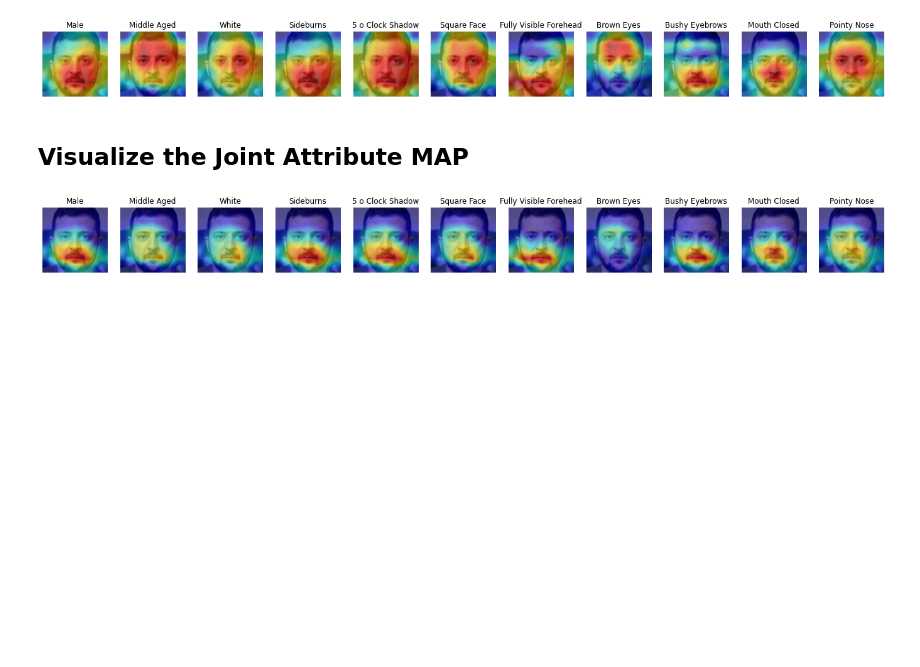
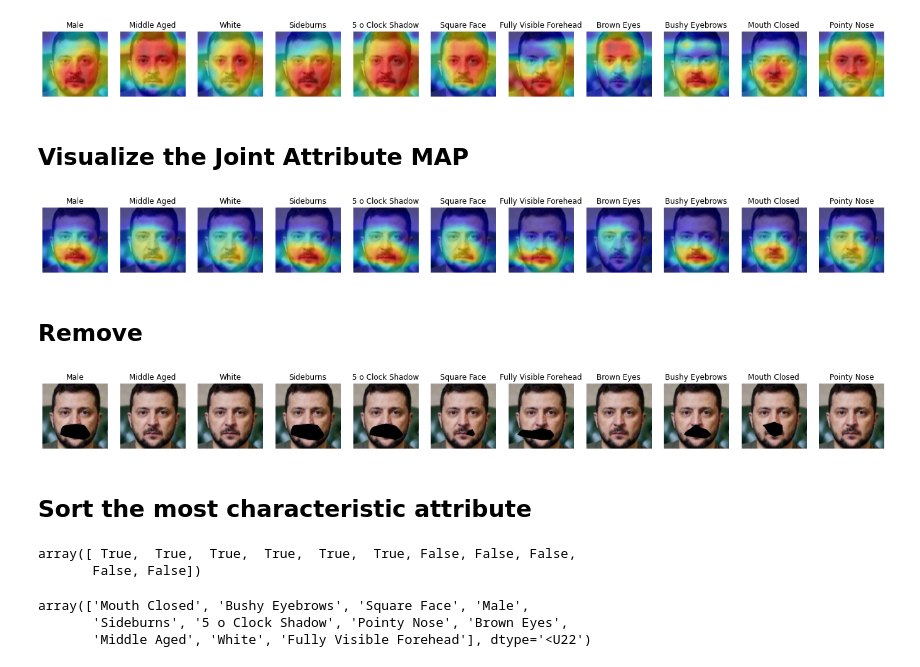
Before and after one commit to RuoyuChen10/Sim2Word, a Jupyter notebook: Visualization_tutorial.ipynb, the cells around one changed output. Saved outputs shown, nothing was run; the diff lists cells and outputs as text; code cells hidden in the pictures; blank space fills up the shorter version.

```diff
--- a/Visualization_tutorial.ipynb
+++ b/Visualization_tutorial.ipynb
@@ -199,2 +209,4 @@ attribute_name, heatmap_image = imshow_attributes_heatmap(image_path, attribute_
 for i in range(len(attribute_name)):
     heatmap_image[i].save("./images/results/Joint_representation_MAP/{}.jpg".format(attribute_name[i]))
+# %% [markdown]
+## Remove
@@ -200,0 +238,46 @@ for i in range(len(attribute_name)):
+# %%
+org_image = cv2.imread(image_path)
+erasing_images = []
+for i in range(len(remove_seg)):
+    erasing_images.append(
+        Erasing(org_image,
+                remove_seg[i],
+                "black"))
+# %%
+def imshow_removed_image(erasing_images, attr_idx):
+    '''
+    showing the erased images
+    '''
+    num = len(erasing_images)
+
+    attribute_name = []
+    erased_image = []
+
+    for i in range(num):
+        # Choose the exist attribute
+        if Face_attributes_name[i] in ["Gender","Age","Race","Hair_color"] or attr_idx[i] == 0:
+            if Face_attributes_name[i] == "Gender":
+                attr_name = Gender[attr_idx[i]]
+            elif Face_attributes_name[i] == "Age":
+                attr_name = Age[attr_idx[i]]
+            elif Face_attributes_name[i] == "Race":
+                attr_name = Race[attr_idx[i]]
+            else:
+                attr_name = Face_attributes_name[i]
+
+            attribute_name.append(attr_name)
+            erased_image.append(erasing_images[i])
+    plt.figure(figsize=(24,24))
+    for i in range(len(attribute_name)):
+        ax = plt.subplot(1, len(attribute_name), i+1)
+        plt.axis('off')
+        plt.imshow(cv2image(erased_image[i]))
+        ax.set_title(attribute_name[i])
+
+    return attribute_name, erased_image
+# %%
+attribute_names, erased_images = imshow_removed_image(erasing_images, attribute_id1)
+# %% [output]
+[figure, added]
+# %% [markdown]
+## Sort the most characteristic attribute
@@ -200,0 +320,11 @@ for i in range(len(attribute_name)):
+# %%
+similarities[1:] > similarities[0]
+# %% [output]
+array([ True,  True,  True,  True,  True,  True, False, False, False,
+       False, False])
+# %%
+attribute_names[1:]
+# %% [output]
+array(['Mouth Closed', 'Bushy Eyebrows', 'Square Face', 'Male',
+       'Sideburns', '5 o Clock Shadow', 'Pointy Nose', 'Brown Eyes',
+       'Middle Aged', 'White', 'Fully Visible Forehead'], dtype='<U22')
```
Also changed, not shown: parts of 12 cells of this notebook, 4 other files.
